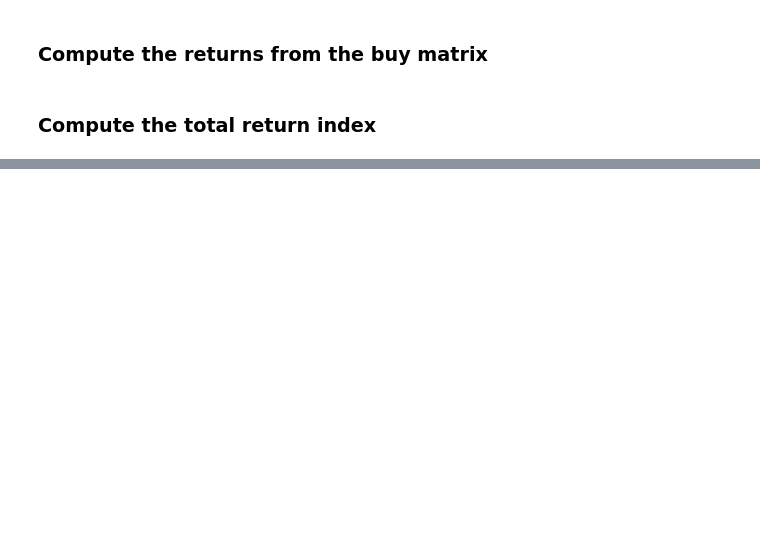
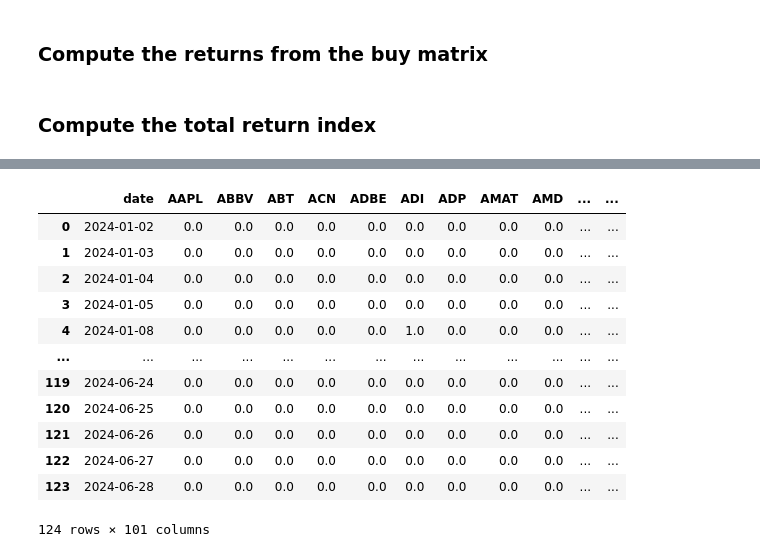
Before and after one commit to Jordy-Ward/finData, a Jupyter notebook: 2024Challenge.ipynb, the cells around one changed output, grey strips where cells are left out. Cells and saved outputs as stored; diff of their text form; code cells hidden in the pictures; blank space fills up the shorter version.

```diff
--- a/2024Challenge.ipynb
+++ b/2024Challenge.ipynb
@@ -255,0 +275,11 @@ plt.show()
+# %%
+print('---> the parameters')
+
+# training and test dates
+start_train = datetime.date(2017, 1, 1)
+end_train = datetime.date(2023, 11, 30) # gap for embargo (no overlap between train and test)
+start_test = datetime.date(2024, 1, 1) # test set is this datasets 2024 data
+end_test = datetime.date(2024, 6, 30)
+
+n_buys = 10
+verbose = False
@@ -255,0 +288,20 @@ plt.show()
+# %%
+print('---> initial data set up')
+
+# sector data
+df_sectors = pd.read_csv('data/data0.csv')
+
+# price and fin data
+df_data = pd.read_csv('data/data1.csv')
+df_data['date'] = pd.to_datetime(df_data['date']).apply(lambda d: d.date())
+
+df_x = df_data[['date', 'security', 'price', 'return30', 'ratio_pe', 'ratio_pcf', 'ratio_de', 'ratio_roe', 'ratio_roa']].copy()
+df_y = df_data[['date', 'security', 'label']].copy()
+
+list_vars1 = ['price', 'return30', 'ratio_pe', 'ratio_pcf', 'ratio_de', 'ratio_roe', 'ratio_roa']
+
+# we will perform walk forward validation for testing the buys - https://www.linkedin.com/pulse/walk-forward-validation-yeshwanth-n
+df_signals = pd.DataFrame(data={'date':df_x.loc[(df_x['date']>=start_test) & (df_x['date']<=end_test), 'date'].values})
+df_signals.drop_duplicates(inplace=True)
+df_signals.reset_index(drop=True, inplace=True)
+df_signals.sort_values(by='date', inplace=True) # this code just gets the dates that we need to generate buy signals for
@@ -255,0 +380,26 @@ plt.show()
+# %%
+# create buy matrix for payoff plot
+df_signals['10th'] = df_signals[df_sectors['security'].values].apply(lambda x: sorted(x)[len(df_sectors)-n_buys-1], axis=1)
+
+df_index = pd.DataFrame(np.array(df_signals[df_sectors['security'].values]) > np.array(df_signals['10th']).reshape((len(df_signals),1)))
+
+# set 1 for top 10 strongest signals
+df_buys = pd.DataFrame()
+df_buys[df_sectors['security'].values] = np.zeros((len(df_signals), len(df_sectors)))
+df_buys[df_index.values] = 1
+df_buys.insert(0, 'date', df_signals['date'].copy())
+df_buys
+# %% [output]
+|  | date | AAPL | ABBV | ABT | ACN | ADBE | ADI | ADP | AMAT | AMD | ... | ... |
+| 0 | 2024-01-02 | 0.0 | 0.0 | 0.0 | 0.0 | 0.0 | 0.0 | 0.0 | 0.0 | 0.0 | ... | ... |
+| 1 | 2024-01-03 | 0.0 | 0.0 | 0.0 | 0.0 | 0.0 | 0.0 | 0.0 | 0.0 | 0.0 | ... | ... |
+| 2 | 2024-01-04 | 0.0 | 0.0 | 0.0 | 0.0 | 0.0 | 0.0 | 0.0 | 0.0 | 0.0 | ... | ... |
+| 3 | 2024-01-05 | 0.0 | 0.0 | 0.0 | 0.0 | 0.0 | 0.0 | 0.0 | 0.0 | 0.0 | ... | ... |
+| 4 | 2024-01-08 | 0.0 | 0.0 | 0.0 | 0.0 | 0.0 | 1.0 | 0.0 | 0.0 | 0.0 | ... | ... |
+| ... | ... | ... | ... | ... | ... | ... | ... | ... | ... | ... | ... | ... |
+| 119 | 2024-06-24 | 0.0 | 0.0 | 0.0 | 0.0 | 0.0 | 0.0 | 0.0 | 0.0 | 0.0 | ... | ... |
+| 120 | 2024-06-25 | 0.0 | 0.0 | 0.0 | 0.0 | 0.0 | 0.0 | 0.0 | 0.0 | 0.0 | ... | ... |
+| 121 | 2024-06-26 | 0.0 | 0.0 | 0.0 | 0.0 | 0.0 | 0.0 | 0.0 | 0.0 | 0.0 | ... | ... |
+| 122 | 2024-06-27 | 0.0 | 0.0 | 0.0 | 0.0 | 0.0 | 0.0 | 0.0 | 0.0 | 0.0 | ... | ... |
+| 123 | 2024-06-28 | 0.0 | 0.0 | 0.0 | 0.0 | 0.0 | 0.0 | 0.0 | 0.0 | 0.0 | ... | ... |
+124 rows × 101 columns
```
Also changed, not shown: parts of 13 cells of this notebook.
